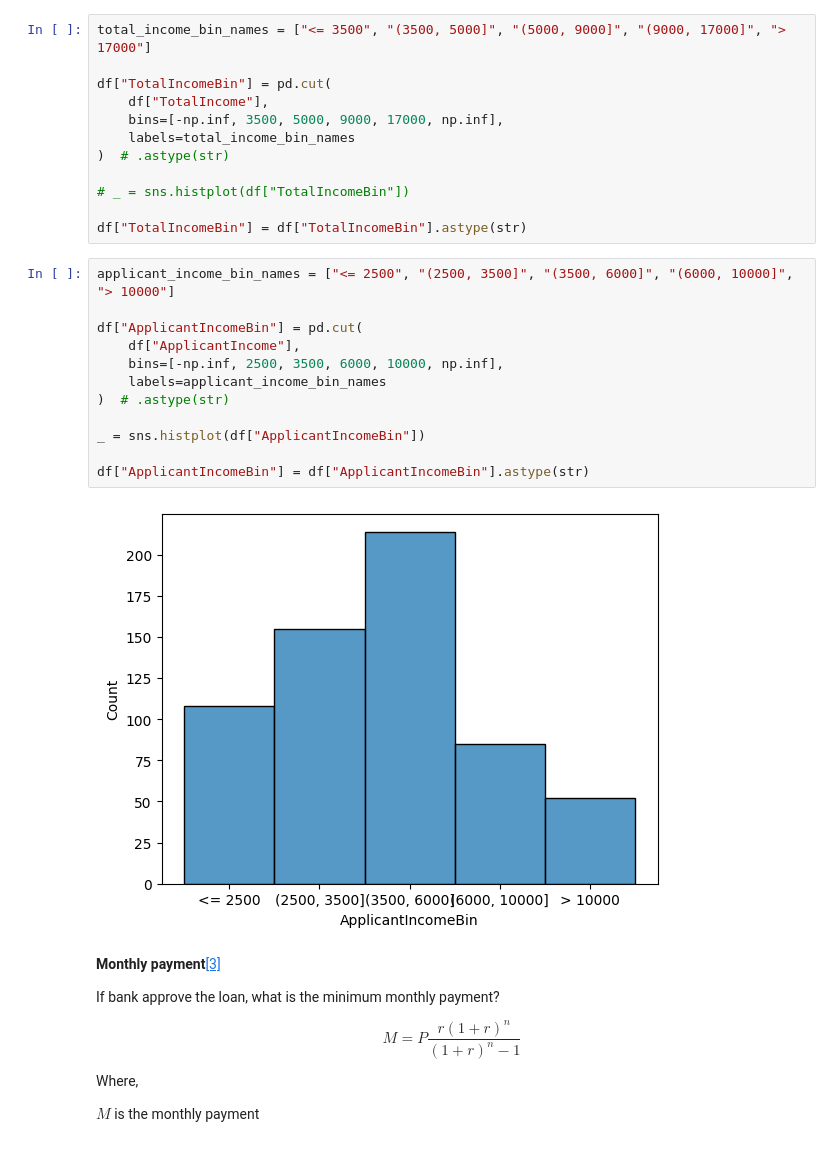
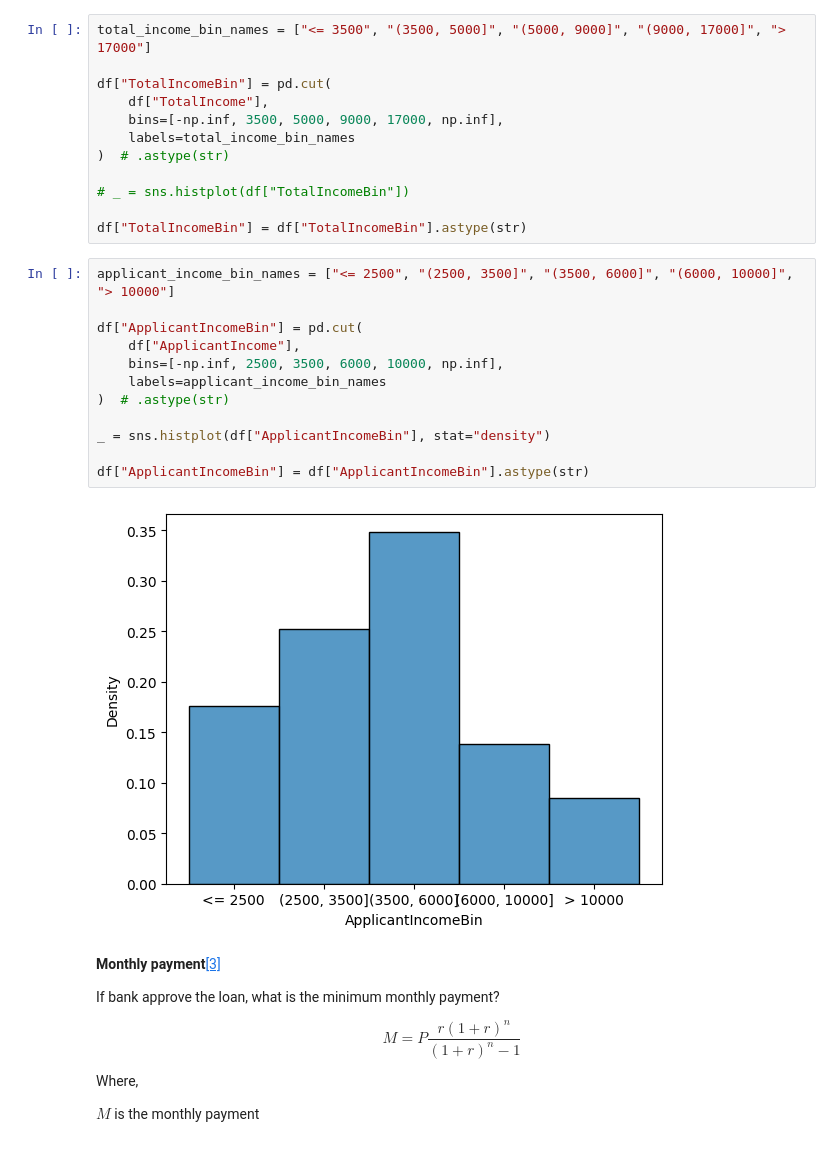
Before and after one commit to nutorbit/uncertainty-modeling, a Jupyter notebook: notebooks/00_conformal_prediction.ipynb, the cells around one changed output. Saved outputs shown, nothing was run; the diff lists cells and outputs as text.

```diff
--- a/notebooks/00_conformal_prediction.ipynb
+++ b/notebooks/00_conformal_prediction.ipynb
@@ -55,17 +55,17 @@ df["TotalIncomeBin"] = df["TotalIncomeBin"].astype(str)
 # %%
 applicant_income_bin_names = ["<= 2500", "(2500, 3500]", "(3500, 6000]", "(6000, 10000]", "> 10000"]
 
 df["ApplicantIncomeBin"] = pd.cut(
     df["ApplicantIncome"],
     bins=[-np.inf, 2500, 3500, 6000, 10000, np.inf],
     labels=applicant_income_bin_names
 )  # .astype(str)
 
-_ = sns.histplot(df["ApplicantIncomeBin"])
+_ = sns.histplot(df["ApplicantIncomeBin"], stat="density")
 
 df["ApplicantIncomeBin"] = df["ApplicantIncomeBin"].astype(str)
 # %% [output]
-[figure, old version]
+[figure, new version]
 # %% [markdown]
 **Monthly payment**[[3]]()
 
```
Also changed, not shown: parts of 36 cells of this notebook.
